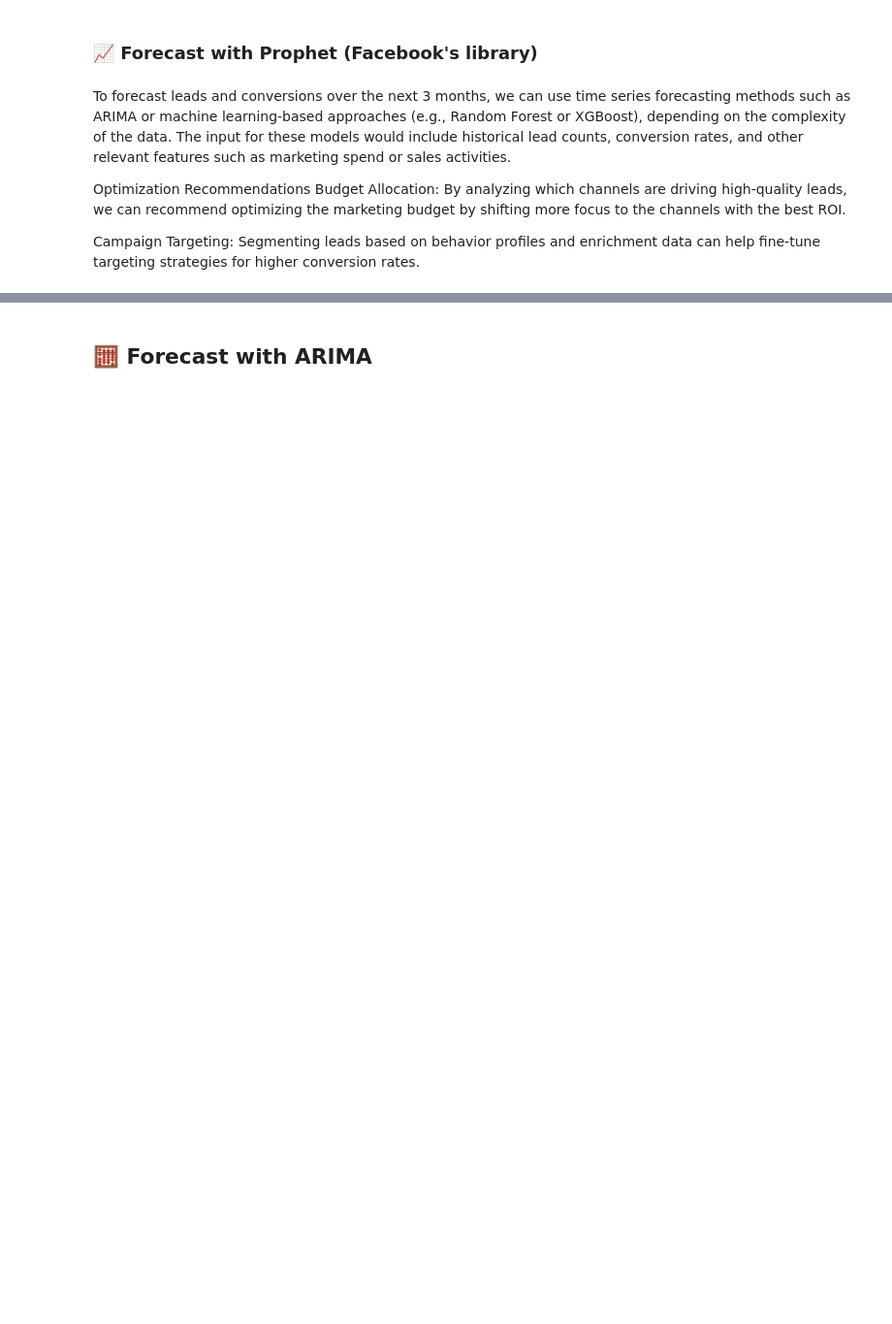
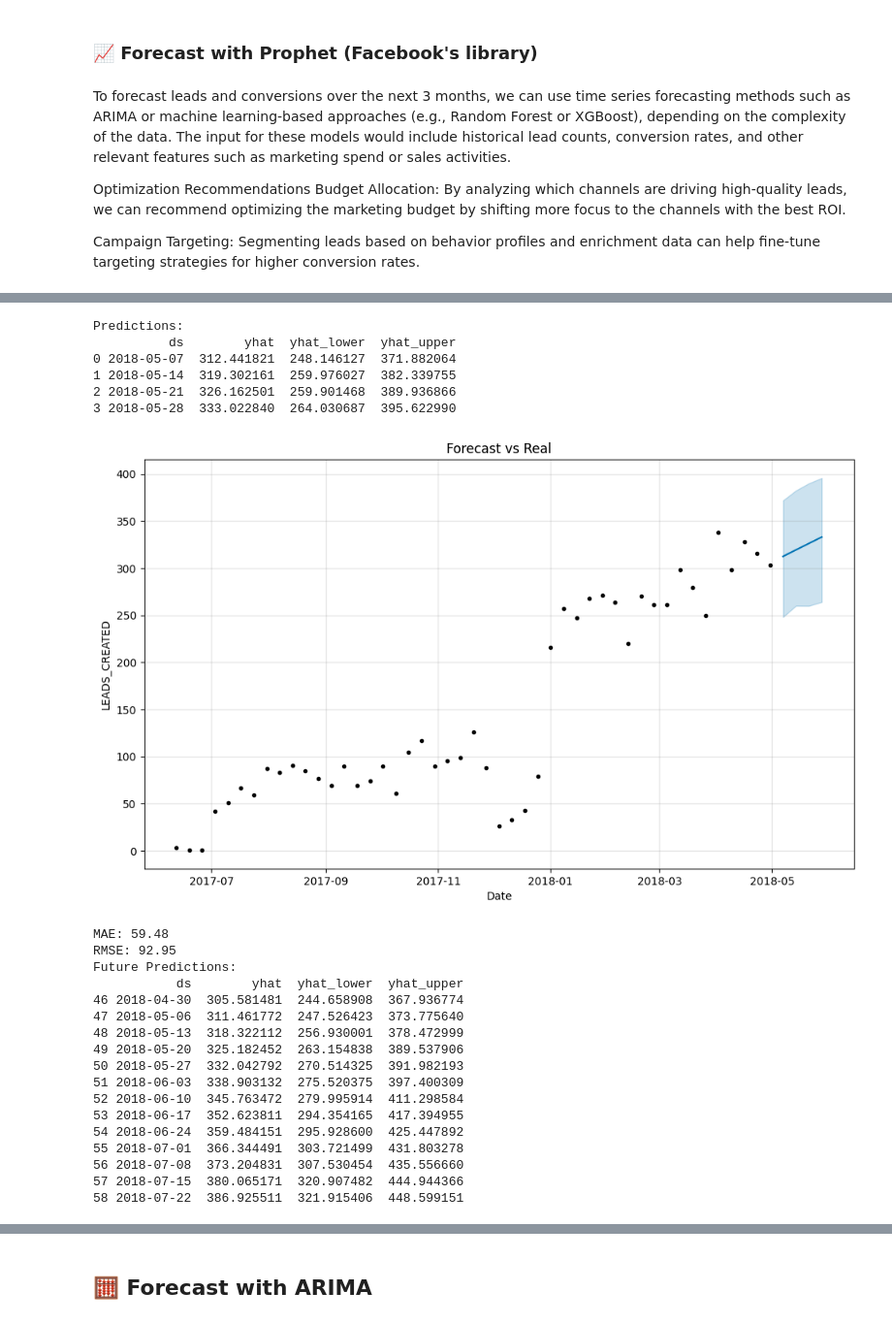
Before and after one commit to AnguieGarciaB/Cobre, a Jupyter notebook: notebooks/forecasting_prophet.ipynb, the cells around one changed output, grey strips where cells are left out. Shown at 97% size. Saved outputs shown, nothing was run; the diff lists cells and outputs as text; code cells hidden in the pictures; blank space fills up the shorter version.

Commit message:
business_case completed

```diff
--- a/notebooks/forecasting_prophet.ipynb
+++ b/notebooks/forecasting_prophet.ipynb
@@ -74,0 +97,6 @@ model.plot_components(forecast)
+# %%
+
+sql_query = "SELECT * FROM MART_FORECAST_DATA;"
+df = pd.read_sql(sql_query, conn)
+print(f"shape: {df.shape}")
+df.head()
@@ -74,0 +184,3 @@ model.plot_components(forecast)
+# %%
+forecast_businesscase(df, 'WEEK_START', 'LEADS_CREATED')
+# %% [output]
@@ -74,0 +189,24 @@ model.plot_components(forecast)
+Predictions:
+          ds        yhat  yhat_lower  yhat_upper
+0 2018-05-07  312.441821  248.146127  371.882064
+1 2018-05-14  319.302161  259.976027  382.339755
+2 2018-05-21  326.162501  259.901468  389.936866
+3 2018-05-28  333.022840  264.030687  395.622990
+[figure, added]
+MAE: 59.48
+RMSE: 92.95
+Future Predictions:
+           ds        yhat  yhat_lower  yhat_upper
+46 2018-04-30  305.581481  244.658908  367.936774
+47 2018-05-06  311.461772  247.526423  373.775640
+48 2018-05-13  318.322112  256.930001  378.472999
+49 2018-05-20  325.182452  263.154838  389.537906
+50 2018-05-27  332.042792  270.514325  391.982193
+51 2018-06-03  338.903132  275.520375  397.400309
+52 2018-06-10  345.763472  279.995914  411.298584
+53 2018-06-17  352.623811  294.354165  417.394955
+54 2018-06-24  359.484151  295.928600  425.447892
+55 2018-07-01  366.344491  303.721499  431.803278
+56 2018-07-08  373.204831  307.530454  435.556660
+57 2018-07-15  380.065171  320.907482  444.944366
+58 2018-07-22  386.925511  321.915406  448.599151
```
Also changed, not shown: parts of 26 cells of this notebook, 4 other files.
